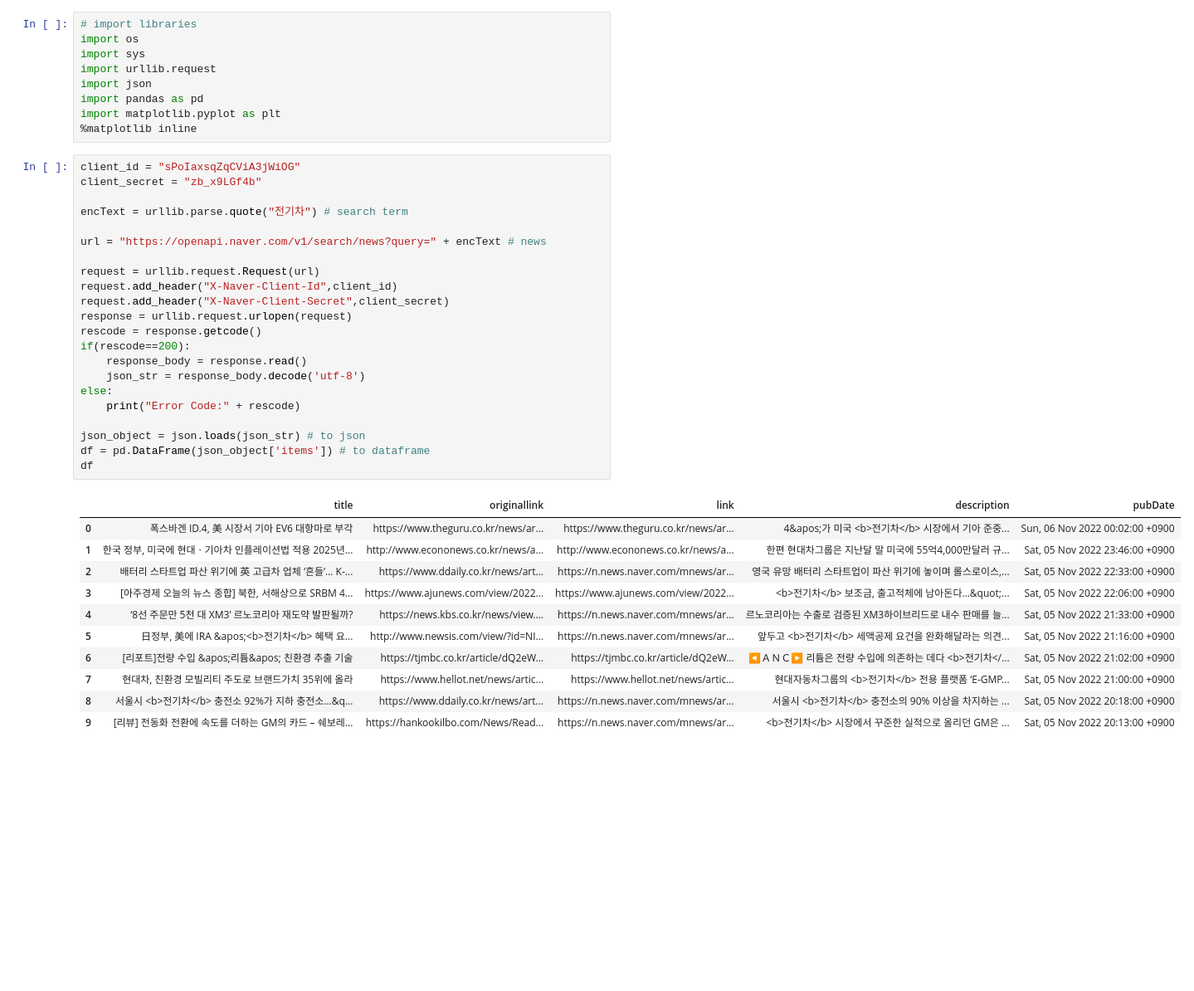
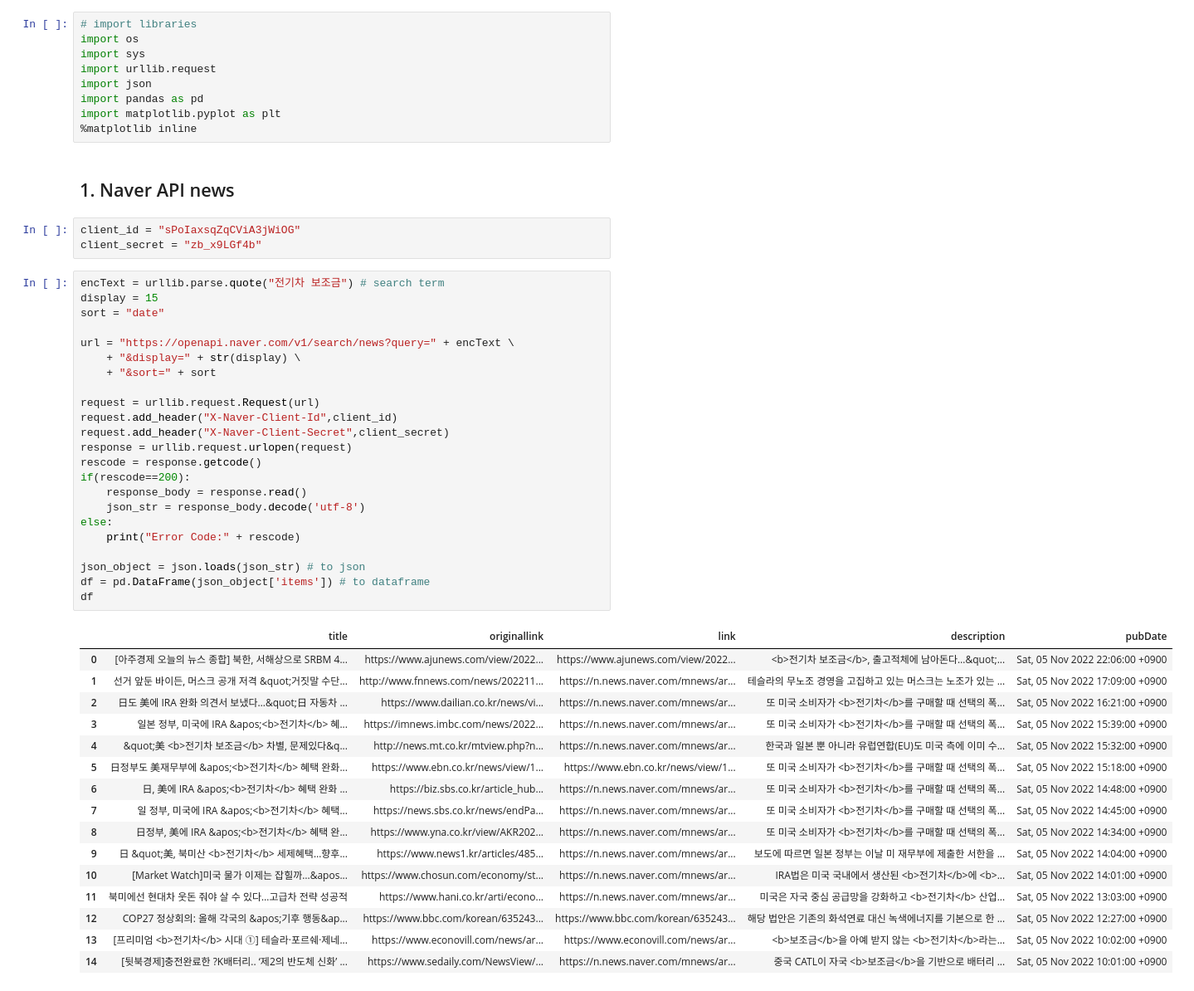
Before and after one commit to 2hyunie/qmss_thesis, a Jupyter notebook: Exploratory Data Analysis.ipynb, the cells around one changed output. Shown: that part at 83% size. Cells and saved outputs as stored; diff of their text form; blank space fills up the shorter version.

```diff
--- a/Exploratory Data Analysis.ipynb
+++ b/Exploratory Data Analysis.ipynb
@@ -9,37 +9,48 @@ import json
 import pandas as pd
 import matplotlib.pyplot as plt
 %matplotlib inline
+# %% [markdown]
+## 1. Naver API news
+# %%
+client_id = "sPoIaxsqZqCViA3jWiOG"
+client_secret = "zb_x9LGf4b"
 # %%
-client_id = "sPoIaxsqZqCViA3jWiOG"
-client_secret = "zb_x9LGf4b"
+encText = urllib.parse.quote("전기차 보조금") # search term
+display = 15
+sort = "date"
 
-encText = urllib.parse.quote("전기차") # search term
-
-url = "https://openapi.naver.com/v1/search/news?query=" + encText # news
+url = "https://openapi.naver.com/v1/search/news?query=" + encText \
+    + "&display=" + str(display) \
+    + "&sort=" + sort
 
 request = urllib.request.Request(url)
 request.add_header("X-Naver-Client-Id",client_id)
 request.add_header("X-Naver-Client-Secret",client_secret)
 response = urllib.request.urlopen(request)
 rescode = response.getcode()
 if(rescode==200):
     response_body = response.read()
     json_str = response_body.decode('utf-8')
 else:
     print("Error Code:" + rescode)
 
 json_object = json.loads(json_str) # to json
 df = pd.DataFrame(json_object['items']) # to dataframe
 df
 # %% [output]
 |  | title | originallink | link | description | pubDate |
-| 0 | 폭스바겐 ID.4, 美 시장서 기아 EV6 대항마로 부각 | https://www.theguru.co.kr/news/ar... | https://www.theguru.co.kr/news/ar... | 4&apos;가 미국 <b>전기차</b> 시장에서 기아 준중... | Sun, 06 Nov 2022 00:02:00 +0900 |
-| 1 | 한국 정부, 미국에 현대ㆍ기아차 인플레이션법 적용 2025년... | http://www.econonews.co.kr/news/a... | http://www.econonews.co.kr/news/a... | 한편 현대차그룹은 지난달 말 미국에 55억4,000만달러 규... | Sat, 05 Nov 2022 23:46:00 +0900 |
-| 2 | 배터리 스타트업 파산 위기에 英 고급차 업체 ‘흔들’… K-... | https://www.ddaily.co.kr/news/art... | https://n.news.naver.com/mnews/ar... | 영국 유망 배터리 스타트업이 파산 위기에 놓이며 롤스로이스,... | Sat, 05 Nov 2022 22:33:00 +0900 |
-| 3 | [아주경제 오늘의 뉴스 종합] 북한, 서해상으로 SRBM 4... | https://www.ajunews.com/view/2022... | https://www.ajunews.com/view/2022... | <b>전기차</b> 보조금, 출고적체에 남아돈다…&quot;... | Sat, 05 Nov 2022 22:06:00 +0900 |
-| 4 | ‘8선 주문만 5천 대 XM3’ 르노코리아 재도약 발판될까? | https://news.kbs.co.kr/news/view.... | https://n.news.naver.com/mnews/ar... | 르노코리아는 수출로 검증된 XM3하이브리드로 내수 판매를 늘... | Sat, 05 Nov 2022 21:33:00 +0900 |
-| 5 | 日정부, 美에 IRA &apos;<b>전기차</b> 혜택 요... | http://www.newsis.com/view/?id=NI... | https://n.news.naver.com/mnews/ar... | 앞두고 <b>전기차</b> 세액공제 요건을 완화해달라는 의견... | Sat, 05 Nov 2022 21:16:00 +0900 |
-| 6 | [리포트]전량 수입 &apos;리튬&apos; 친환경 추출 기술 | https://tjmbc.co.kr/article/dQ2eW... | https://tjmbc.co.kr/article/dQ2eW... | ◀ＡＮＣ▶ 리튬은 전량 수입에 의존하는 데다 <b>전기차</... | Sat, 05 Nov 2022 21:02:00 +0900 |
-| 7 | 현대차, 친환경 모빌리티 주도로 브랜드가치 35위에 올라 | https://www.hellot.net/news/artic... | https://www.hellot.net/news/artic... | 현대자동차그룹의 <b>전기차</b> 전용 플랫폼 ‘E-GMP... | Sat, 05 Nov 2022 21:00:00 +0900 |
-| 8 | 서울시 <b>전기차</b> 충전소 92%가 지하 충전소…&q... | https://www.ddaily.co.kr/news/art... | https://n.news.naver.com/mnews/ar... | 서울시 <b>전기차</b> 충전소의 90% 이상을 차지하는 ... | Sat, 05 Nov 2022 20:18:00 +0900 |
-| 9 | [리뷰] 전동화 전환에 속도를 더하는 GM의 카드 – 쉐보레... | https://hankookilbo.com/News/Read... | https://n.news.naver.com/mnews/ar... | <b>전기차</b> 시장에서 꾸준한 실적으로 올리던 GM은 ... | Sat, 05 Nov 2022 20:13:00 +0900 |
+| 0 | [아주경제 오늘의 뉴스 종합] 북한, 서해상으로 SRBM 4... | https://www.ajunews.com/view/2022... | https://www.ajunews.com/view/2022... | <b>전기차 보조금</b>, 출고적체에 남아돈다…&quot;... | Sat, 05 Nov 2022 22:06:00 +0900 |
+| 1 | 선거 앞둔 바이든, 머스크 공개 저격 &quot;거짓말 수단... | http://www.fnnews.com/news/202211... | https://n.news.naver.com/mnews/ar... | 테슬라의 무노조 경영을 고집하고 있는 머스크는 노조가 있는 ... | Sat, 05 Nov 2022 17:09:00 +0900 |
+| 2 | 日도 美에 IRA 완화 의견서 보냈다…&quot;日 자동차 ... | https://www.dailian.co.kr/news/vi... | https://n.news.naver.com/mnews/ar... | 또 미국 소비자가 <b>전기차</b>를 구매할 때 선택의 폭... | Sat, 05 Nov 2022 16:21:00 +0900 |
+| 3 | 일본 정부, 미국에 IRA &apos;<b>전기차</b> 혜... | https://imnews.imbc.com/news/2022... | https://n.news.naver.com/mnews/ar... | 또 미국 소비자가 <b>전기차</b>를 구매할 때 선택의 폭... | Sat, 05 Nov 2022 15:39:00 +0900 |
+| 4 | &quot;美 <b>전기차 보조금</b> 차별, 문제있다&q... | http://news.mt.co.kr/mtview.php?n... | https://n.news.naver.com/mnews/ar... | 한국과 일본 뿐 아니라 유럽연합(EU)도 미국 측에 이미 수... | Sat, 05 Nov 2022 15:32:00 +0900 |
+| 5 | 日정부도 美재무부에 &apos;<b>전기차</b> 혜택 완화... | https://www.ebn.co.kr/news/view/1... | https://www.ebn.co.kr/news/view/1... | 또 미국 소비자가 <b>전기차</b>를 구매할 때 선택의 폭... | Sat, 05 Nov 2022 15:18:00 +0900 |
+| 6 | 日, 美에 IRA &apos;<b>전기차</b> 혜택 완화 ... | https://biz.sbs.co.kr/article_hub... | https://n.news.naver.com/mnews/ar... | 또 미국 소비자가 <b>전기차</b>를 구매할 때 선택의 폭... | Sat, 05 Nov 2022 14:48:00 +0900 |
+| 7 | 일 정부, 미국에 IRA &apos;<b>전기차</b> 혜택... | https://news.sbs.co.kr/news/endPa... | https://n.news.naver.com/mnews/ar... | 또 미국 소비자가 <b>전기차</b>를 구매할 때 선택의 폭... | Sat, 05 Nov 2022 14:45:00 +0900 |
+| 8 | 日정부, 美에 IRA &apos;<b>전기차</b> 혜택 완... | https://www.yna.co.kr/view/AKR202... | https://n.news.naver.com/mnews/ar... | 또 미국 소비자가 <b>전기차</b>를 구매할 때 선택의 폭... | Sat, 05 Nov 2022 14:34:00 +0900 |
+| 9 | 日 &quot;美, 북미산 <b>전기차</b> 세제혜택…향후... | https://www.news1.kr/articles/485... | https://n.news.naver.com/mnews/ar... | 보도에 따르면 일본 정부는 이날 미 재무부에 제출한 서한을 ... | Sat, 05 Nov 2022 14:04:00 +0900 |
+| 10 | [Market Watch]미국 물가 이제는 잡힐까…&apos... | https://www.chosun.com/economy/st... | https://n.news.naver.com/mnews/ar... | IRA법은 미국 국내에서 생산된 <b>전기차</b>에 <b>... | Sat, 05 Nov 2022 14:01:00 +0900 |
+| 11 | 북미에선 현대차 웃돈 줘야 살 수 있다…고급차 전략 성공적 | https://www.hani.co.kr/arti/econo... | https://n.news.naver.com/mnews/ar... | 미국은 자국 중심 공급망을 강화하고 <b>전기차</b> 산업... | Sat, 05 Nov 2022 13:03:00 +0900 |
+| 12 | COP27 정상회의: 올해 각국의 &apos;기후 행동&ap... | https://www.bbc.com/korean/635243... | https://www.bbc.com/korean/635243... | 해당 법안은 기존의 화석연료 대신 녹색에너지를 기본으로 한 ... | Sat, 05 Nov 2022 12:27:00 +0900 |
+| 13 | [프리미엄 <b>전기차</b> 시대 ①] 테슬라·포르쉐·제네... | https://www.econovill.com/news/ar... | https://www.econovill.com/news/ar... | <b>보조금</b>을 아예 받지 않는 <b>전기차</b>라는... | Sat, 05 Nov 2022 10:02:00 +0900 |
+| 14 | [뒷북경제]충전완료한 ?K배터리.. ‘제2의 반도체 신화’ ... | https://www.sedaily.com/NewsView/... | https://n.news.naver.com/mnews/ar... | 중국 CATL이 자국 <b>보조금</b>을 기반으로 배터리 ... | Sat, 05 Nov 2022 10:01:00 +0900 |
```
Also changed, not shown: parts of 11 cells of this notebook, 1 other file.
